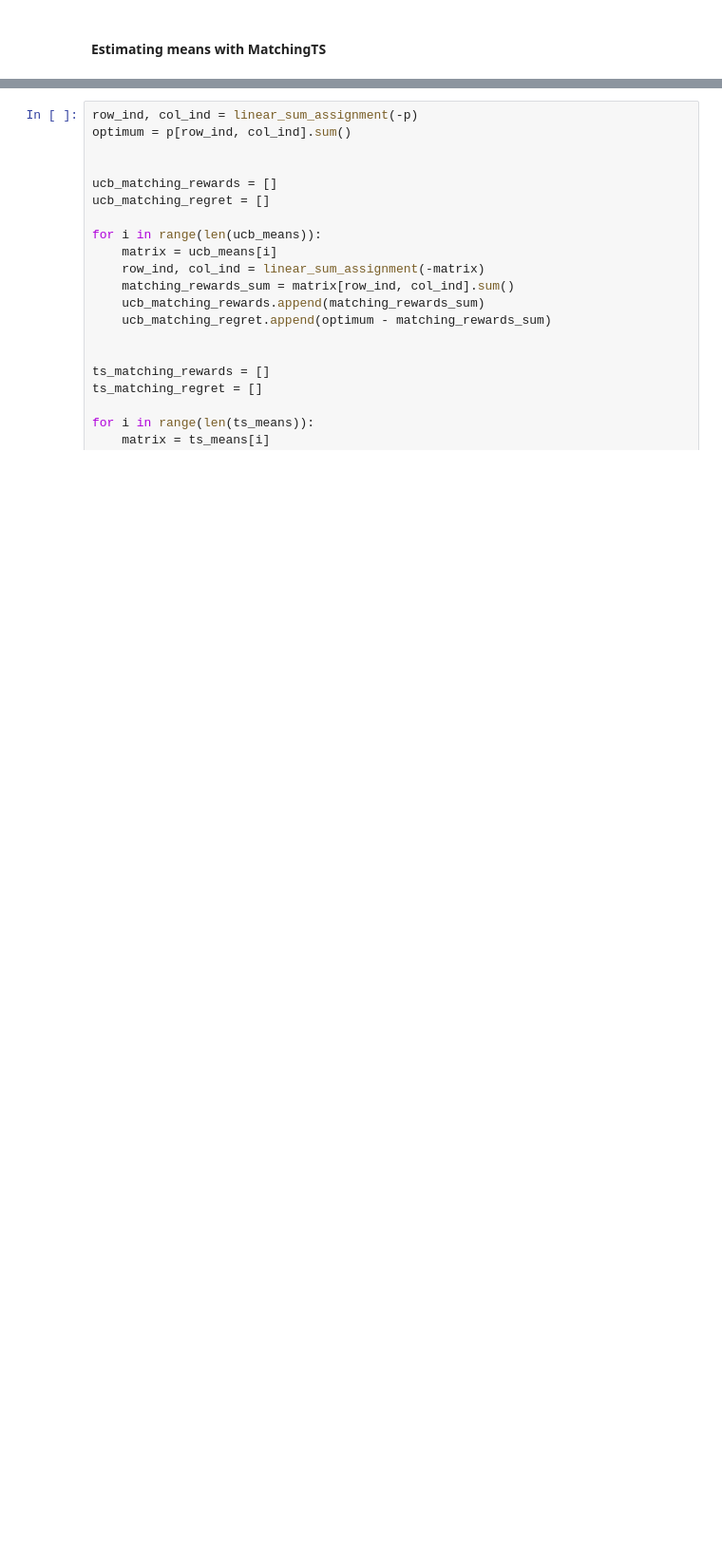
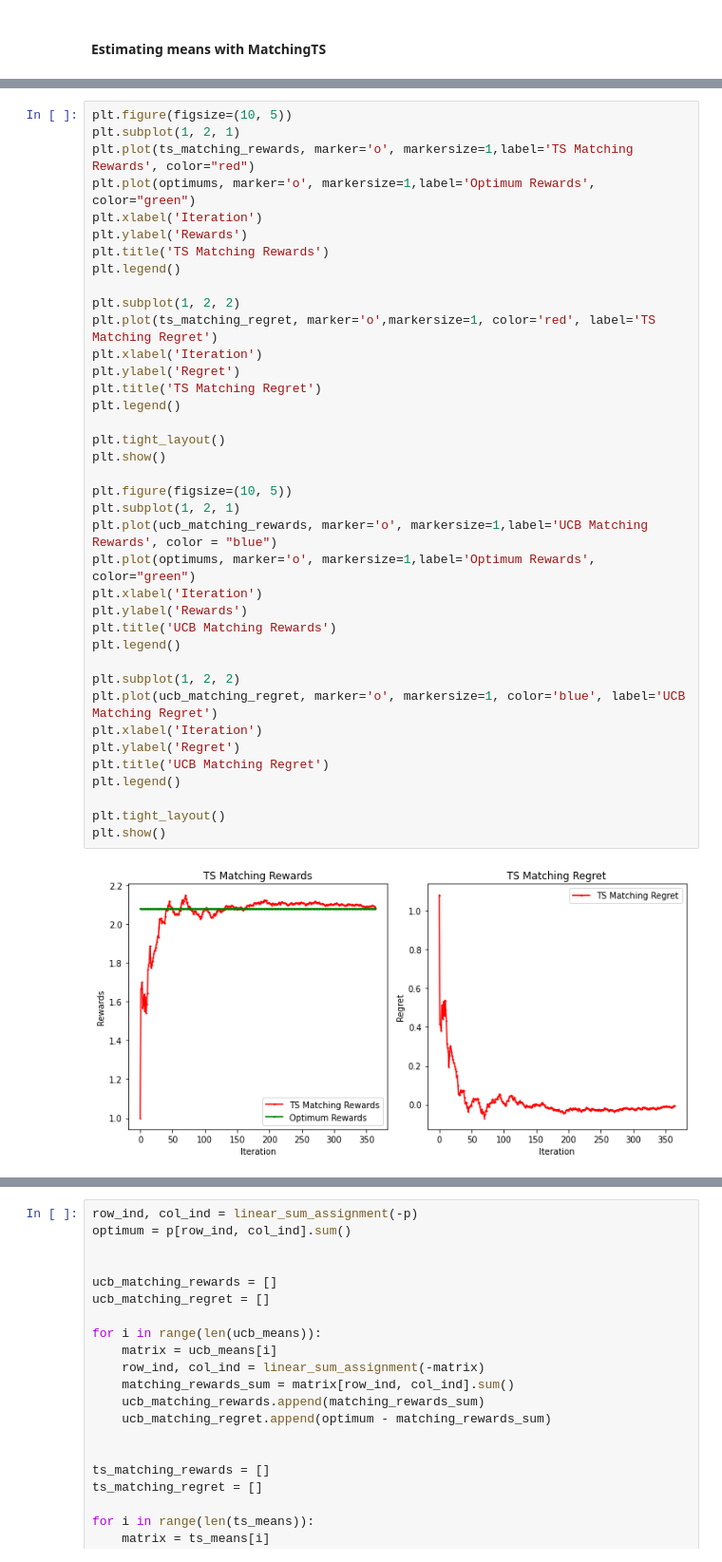
Before and after one commit to BorroHuncho/OLA2023, a Jupyter notebook: Notebooks with output/Step 2 - Learning for Matching.ipynb, the cells around one changed output, grey strips where cells are left out. Shown at 95% size. Drawn from its saved outputs; the diff is of its cells as text; blank space fills up the shorter version.

```diff
--- a/Notebooks with output/Step 2 - Learning for Matching.ipynb
+++ b/Notebooks with output/Step 2 - Learning for Matching.ipynb
@@ -350,0 +372,40 @@ ts_means = np.mean(means, axis=0)
+# %%
+plt.figure(figsize=(10, 5))
+plt.subplot(1, 2, 1)
+plt.plot(ts_matching_rewards, marker='o', markersize=1,label='TS Matching Rewards', color="red")
+plt.plot(optimums, marker='o', markersize=1,label='Optimum Rewards', color="green")
+plt.xlabel('Iteration')
+plt.ylabel('Rewards')
+plt.title('TS Matching Rewards')
+plt.legend()
+
+plt.subplot(1, 2, 2)
+plt.plot(ts_matching_regret, marker='o',markersize=1, color='red', label='TS Matching Regret')
+plt.xlabel('Iteration')
+plt.ylabel('Regret')
+plt.title('TS Matching Regret')
+plt.legend()
+
+plt.tight_layout()
+plt.show()
+
+plt.figure(figsize=(10, 5))
+plt.subplot(1, 2, 1)
+plt.plot(ucb_matching_rewards, marker='o', markersize=1,label='UCB Matching Rewards', color = "blue")
+plt.plot(optimums, marker='o', markersize=1,label='Optimum Rewards', color="green")
+plt.xlabel('Iteration')
+plt.ylabel('Rewards')
+plt.title('UCB Matching Rewards')
+plt.legend()
+
+plt.subplot(1, 2, 2)
+plt.plot(ucb_matching_regret, marker='o', markersize=1, color='blue', label='UCB Matching Regret')
+plt.xlabel('Iteration')
+plt.ylabel('Regret')
+plt.title('UCB Matching Regret')
+plt.legend()
+
+plt.tight_layout()
+plt.show()
+# %% [output]
+[figure, added]
```
Also changed, not shown: parts of 13 cells of this notebook, 3 other files.
